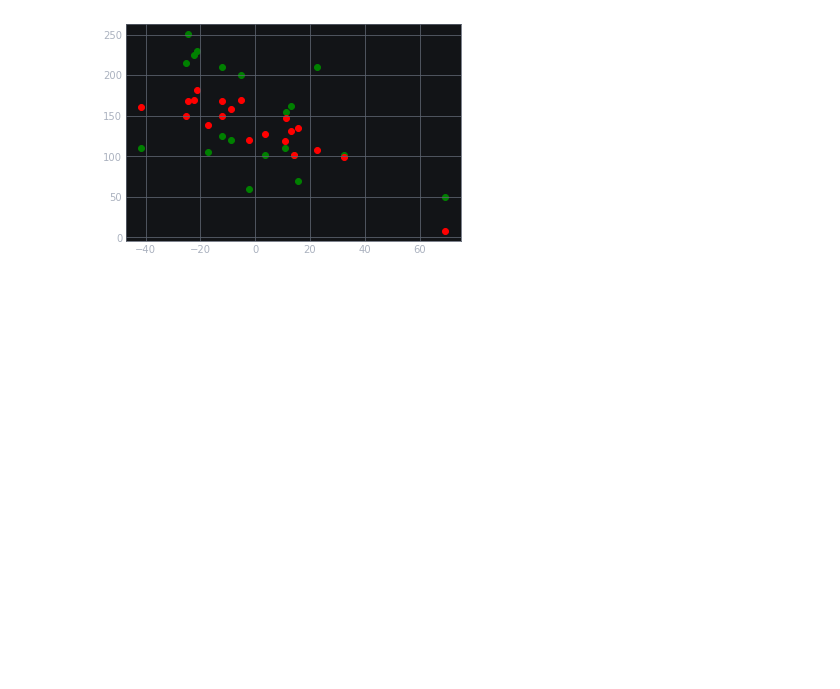
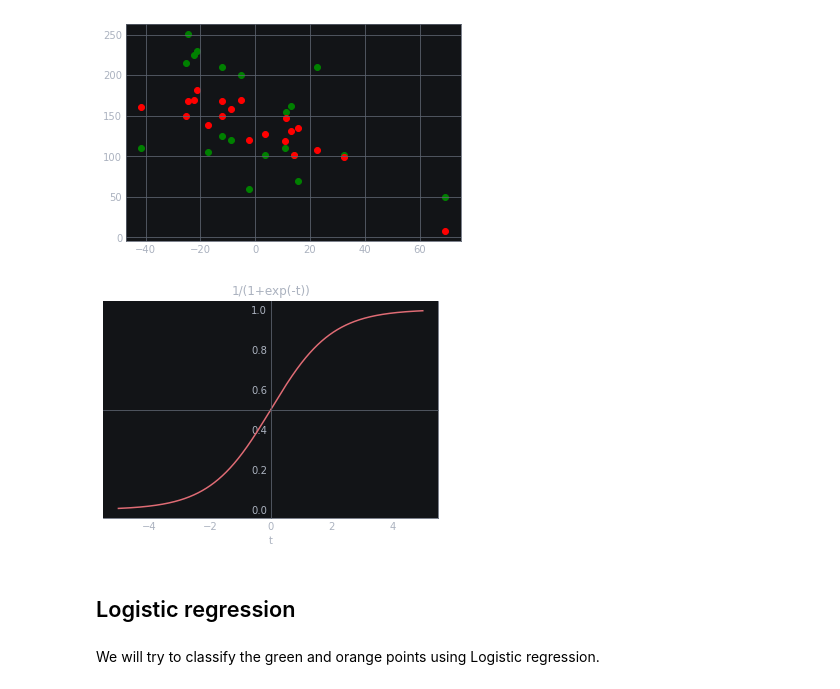
Before and after one commit to eseaflower/cmiv-ai-course, a Jupyter notebook: notebooks/Classical Machine Learning.ipynb, the cells around one changed output. Saved outputs shown, nothing was run; the diff lists cells and outputs as text; code cells hidden in the pictures; blank space fills up the shorter version.

Commit message:
Added logistic regression

```diff
--- a/notebooks/Classical Machine Learning.ipynb
+++ b/notebooks/Classical Machine Learning.ipynb
@@ -140,3 +140,20 @@ plt.scatter(x_pca[:, 0], regressor.predict(X), c='r')
 # %% [output]
 <matplotlib.collections.PathCollection at 0x...>
 [figure]
+# %%
+t = np.arange(-5, 5, 1/100)
+ft = 1/(1+np.exp(-t))
+fig, ax = plt.subplots()
+ax.plot(t, ft)
+ax.set_title('1/(1+exp(-t))')
+ax.set_xlabel('t')
+ax.spines['left'].set_position('center')
+ax.spines['top'].set_position('center')
+ax.grid(False)
+plt.show()
+# %% [output]
+[figure, added]
+# %% [markdown]
+## Logistic regression
+# %% [markdown]
+We will try to classify the green and orange points using Logistic regression.
```
Also changed, not shown: parts of 13 cells of this notebook.
